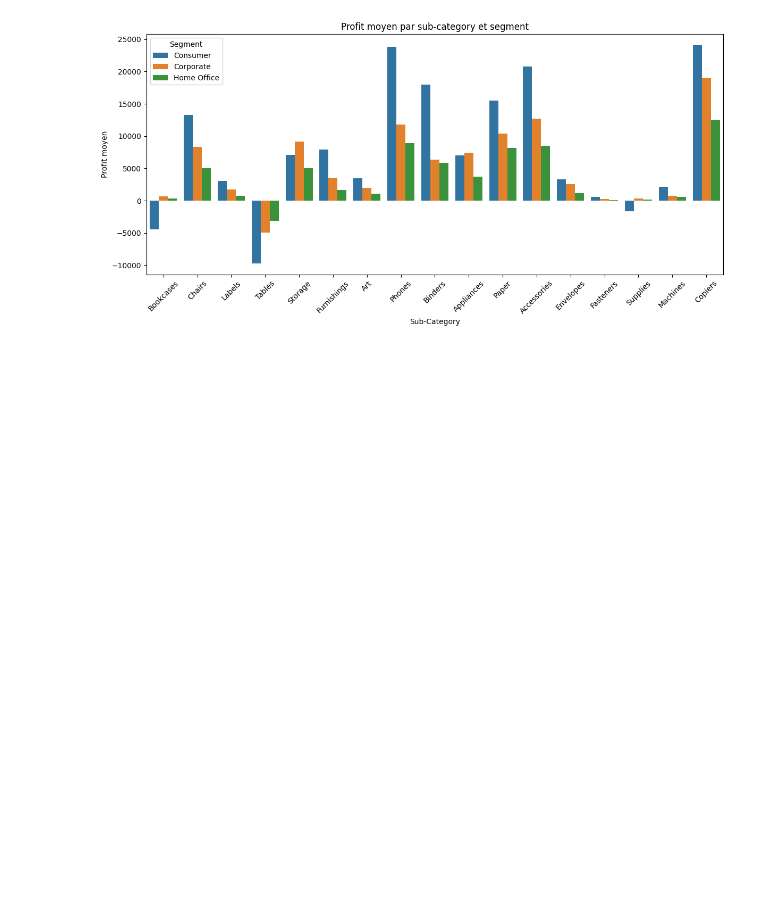
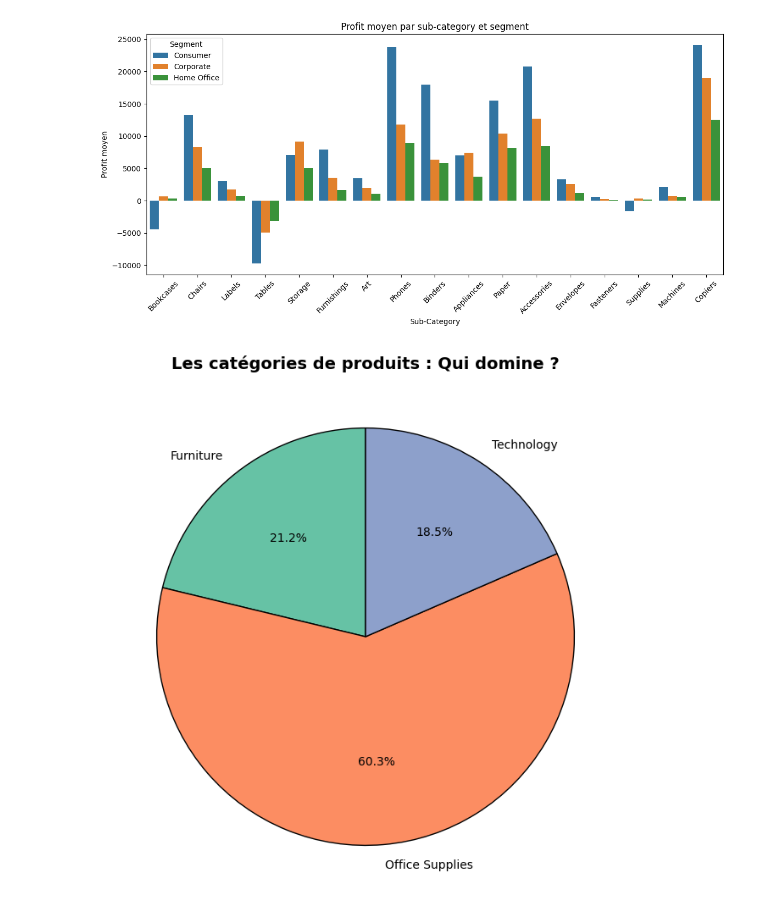
Before and after one commit to SylvainVassr/Data-Analyst-Warmup-Project, a Jupyter notebook: Projet3/Projet3.ipynb, the cells around one changed output. Drawn from its saved outputs; the diff is of its cells as text; code cells hidden in the pictures; blank space fills up the shorter version.

```diff
--- a/Projet3/Projet3.ipynb
+++ b/Projet3/Projet3.ipynb
@@ -423,3 +423,26 @@ The `ci` parameter is deprecated. Use `errorbar=None` for the same effect.
 
   sns.barplot(data=df, x='Sub-Category', y='Profit', hue='Segment', estimator='sum', ci=None)
 [figure]
+# %%
+import seaborn as sns
+import matplotlib.pyplot as plt
+
+# Exemple de données
+category_counts = df['Category'].value_counts().sort_index()
+
+# Définir une palette de couleurs Seaborn
+palette = sns.color_palette("Set2")
+
+# Créer le pie chart
+plt.figure(figsize=(8, 8))
+plt.pie(category_counts, labels=category_counts.index, autopct='%1.1f%%', startangle=90,
+        colors=palette, wedgeprops={'edgecolor': 'black'})
+
+# Modifications du titre et des labels
+plt.title('Les catégories de produits : Qui domine ?', fontsize=14, fontweight='bold')
+#plt.setp(plt.gca().texts, fontweight='bold', fontsize=12)  # Applique le gras aux labels des catégories
+
+# Affichage
+plt.show()
+# %% [output]
+[figure, added]
```
Also changed, not shown: parts of 6 cells of this notebook, 2 other files.
